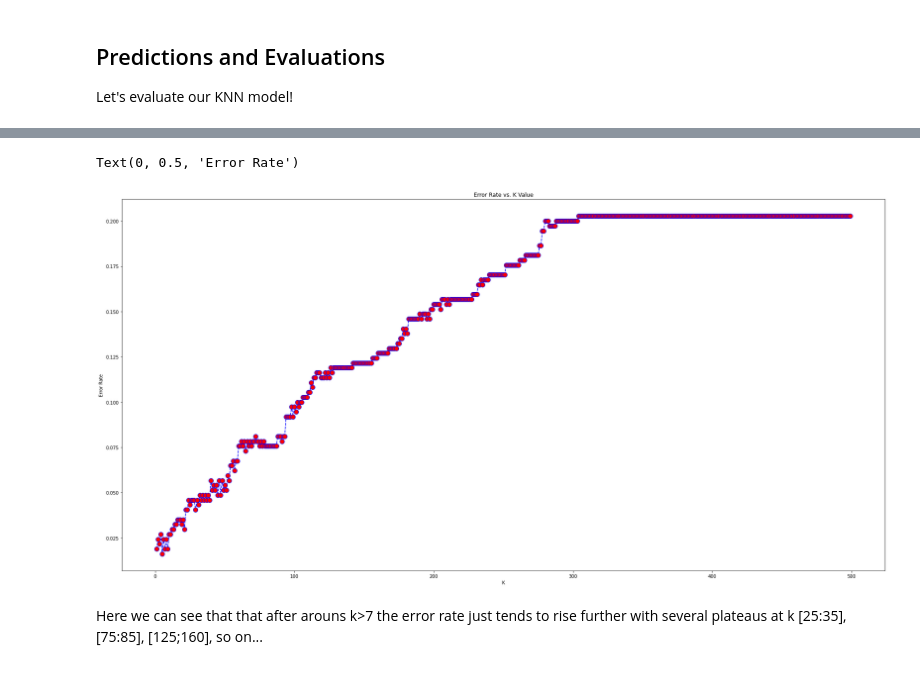
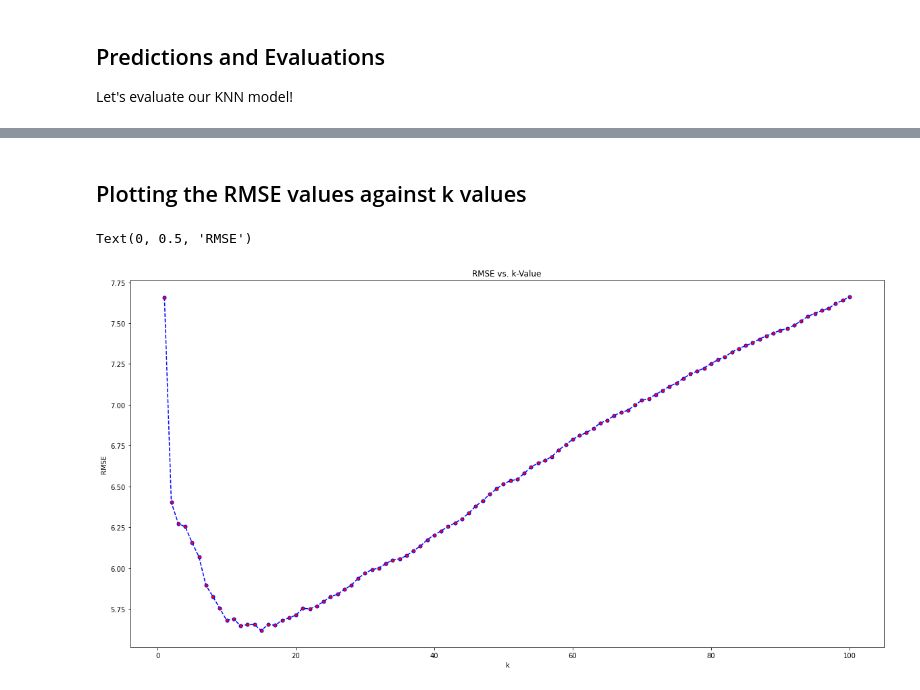
Before and after one commit to GenosW/ml-exercises, a Jupyter notebook: Aleks/K-Nearest Neighbors.ipynb, the cells around one changed output, grey strips where cells are left out. Cells and saved outputs as stored; diff of their text form; code cells hidden in the pictures.

Commit message:
kNN-Regressor Model corrected

```diff
--- a/Aleks/K-Nearest Neighbors.ipynb
+++ b/Aleks/K-Nearest Neighbors.ipynb
@@ -109,2 +115,0 @@ knn = KNeighborsClassifier(n_neighbors=1)
-# %%
-knn.fit(X_train,y_train)
@@ -115,2 +115,0 @@ KNeighborsClassifier(algorithm='auto', leaf_size=30, metric='minkowski',
-# %%
-pred = knn.predict(X_test)
@@ -143,9 +123,11 @@ Elbow method to pick a good K Value:
-# %%
-error_rate = []
-
-for i in range(1,500):
-
-    knn = KNeighborsClassifier(n_neighbors=i)
-    knn.fit(X_train,y_train)
-    pred_i = knn.predict(X_test)
-    error_rate.append(np.mean(pred_i != y_test))
+# %%
+rmse_val = [] # to store rmse values for different k
+for k in range(100):
+    k = k + 1
+    model = neighbors.KNeighborsRegressor(n_neighbors=k)
+    model.fit(x_train, y_train)
+    pred = model.predict(x_test)
+    error = sqrt(mean_squared_error(y_test, pred))
+    rmse_val.append(error)
+    print("RMSE for k={}: {}".format(k, error))
+    print("R^2 for k={}: {}\n".format(k, model.score(x_test, y_test)))
@@ -152,12 +152,12 @@ for i in range(1,500):
+# %% [markdown]
+## Plotting the RMSE values against k values
 # %%
-plt.figure(figsize=(30,15))
-plt.plot(range(1,500),error_rate,color='blue', linestyle='dashed', marker='o',
-         markerfacecolor='red', markersize=10)
-plt.title('Error Rate vs. K Value')
-plt.xlabel('K')
-plt.ylabel('Error Rate')
+plt.figure(figsize=(20,10))
+plt.plot(range(1,101), rmse_val, color='blue', linestyle='dashed', marker='o',
+        markerfacecolor='red', markersize=5)
+plt.title('RMSE vs. k-Value')
+plt.xlabel('k')
+plt.ylabel('RMSE')
 # %% [output]
-Text(0, 0.5, 'Error Rate')
+Text(0, 0.5, 'RMSE')
-[figure, old version]
+[figure, new version]
-# %% [markdown]
-Here we can see that that after arouns k>7 the error rate just tends to rise further with several plateaus at k [25:35], [75:85], [125;160], so on...
```
Also changed, not shown: parts of 23 cells of this notebook.
